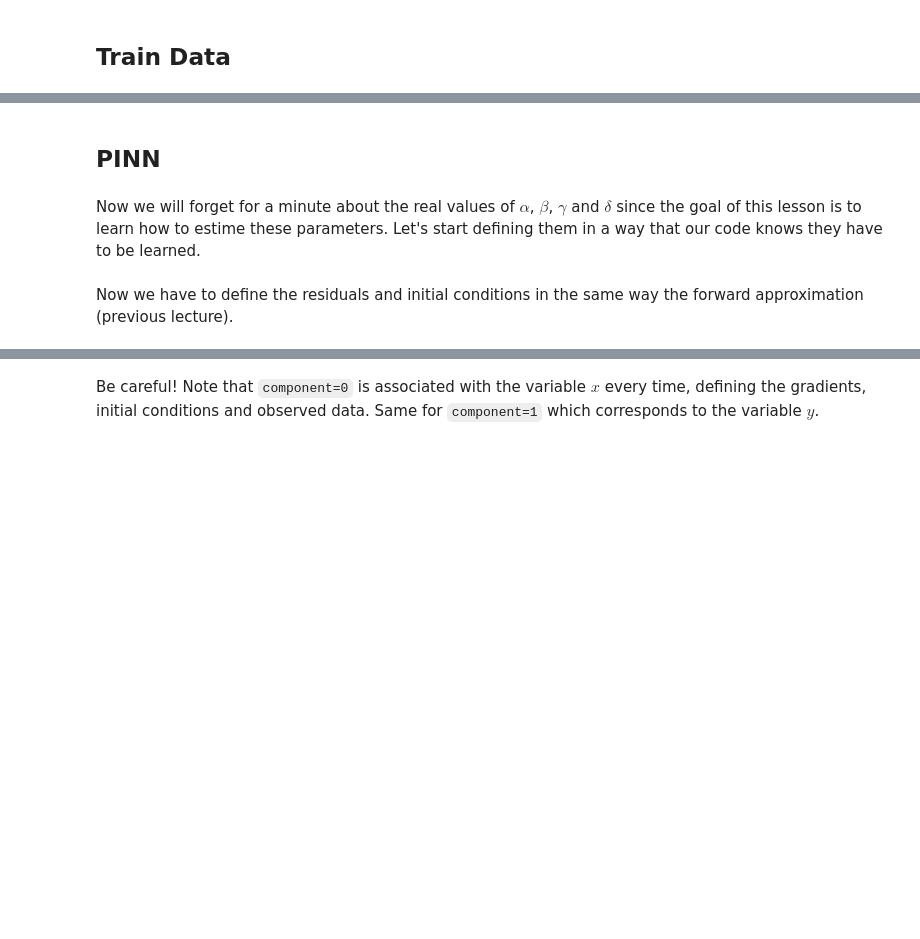
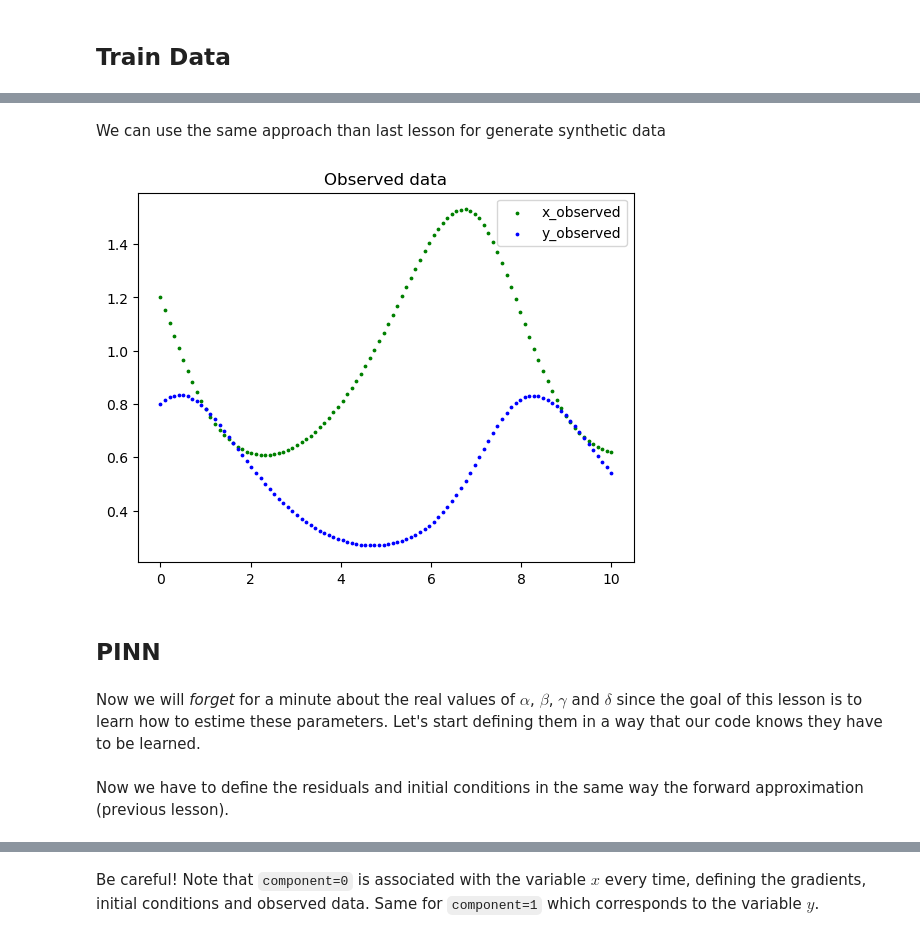
Before and after one commit to aoguedao/teaching-ml-diffeq, a Jupyter notebook: _sources/lessons/parameter_estimation.ipynb, the cells around one changed output, grey strips where cells are left out. Saved outputs shown, nothing was run; the diff lists cells and outputs as text; code cells hidden in the pictures; blank space fills up the shorter version.

```diff
--- a/_sources/lessons/parameter_estimation.ipynb
+++ b/_sources/lessons/parameter_estimation.ipynb
@@ -58,3 +24,21 @@ delta_real = 1
+# %%
+t_initial, t_final = 0, 10  # Equivalent to 10 days
+x0 = 1.2
+y0 = 0.8
+
+alpha_real = 2 / 3
+beta_real = 4 / 3
+gamma_real = 1
+delta_real = 1
+
+parameters_real = {
+    "alpha": alpha_real,
+    "beta": beta_real,
+    "gamma": gamma_real,
+    "delta": delta_real
+}  # We will use this later for study errors
+# %% [markdown]
+We can use the same approach than last lesson for generate synthetic data
 # %%
 def generate_data(
     t,
@@ -73,16 +57,27 @@ def generate_data(
         return dx_dt, dy_dt
 
     Y0 = [x0, y0]
+    t = t.flatten()
     t_span = (t[0], t[-1])
     sol = solve_ivp(func, t_span, Y0, t_eval=t)
     return sol.y.T
 # %%
-t_train = np.linspace(t_initial, t_final, 100)
+t_train = np.linspace(t_initial, t_final, 100).reshape(-1, 1)
 Y_train = generate_data(t_train, x0, y0, alpha_real, beta_real, gamma_real, delta_real)
+# %%
+x_train = Y_train[:, 0:1]
+y_train = Y_train[:, 1:2]
+plt.scatter(t_train, x_train, color="green", s=3, label="x_observed")
+plt.scatter(t_train, y_train, color="blue", s=3, label="y_observed")
+plt.legend()
+plt.title("Observed data")
+plt.show()
+# %% [output]
+[figure, added]
 # %% [markdown]
 ## PINN
 # %% [markdown]
-Now we will forget for a minute about the real values of $\alpha$, $\beta$, $\gamma$ and $\delta$ since the goal of this lesson is to learn how to estime these parameters. Let's start defining them in a way that our code knows they have to be learned.
+Now we will _forget_ for a minute about the real values of $\alpha$, $\beta$, $\gamma$ and $\delta$ since the goal of this lesson is to learn how to estime these parameters. Let's start defining them in a way that our code knows they have to be learned.
 # %%
 # Pick some initial guess
 
@@ -91,7 +86,7 @@ beta = dde.Variable(0.0)
 gamma = dde.Variable(0.0)
 delta = dde.Variable(0.0)
 # %% [markdown]
-Now we have to define the residuals and initial conditions in the same way the forward approximation (previous lecture).
+Now we have to define the residuals and initial conditions in the same way the forward approximation (previous lesson).
 # %%
 def ode(t, Y):
     x = Y[:, 0:1]
```
Also changed, not shown: parts of 26 cells of this notebook, 18 other files.
